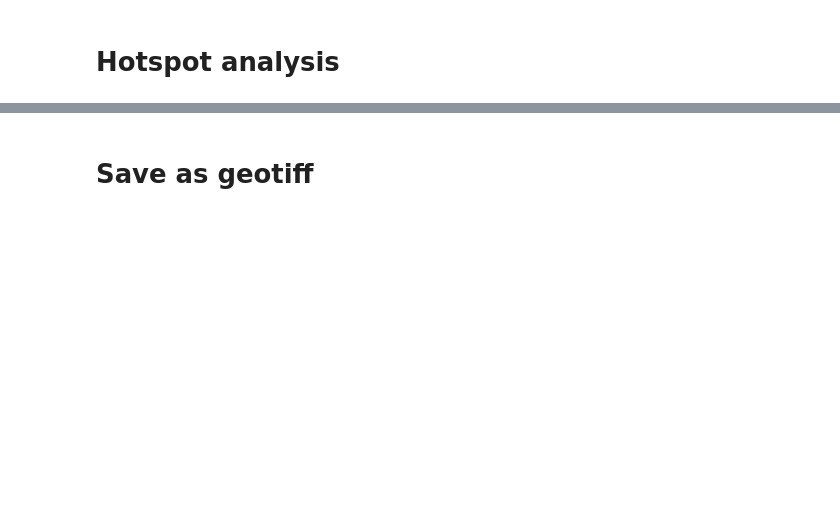
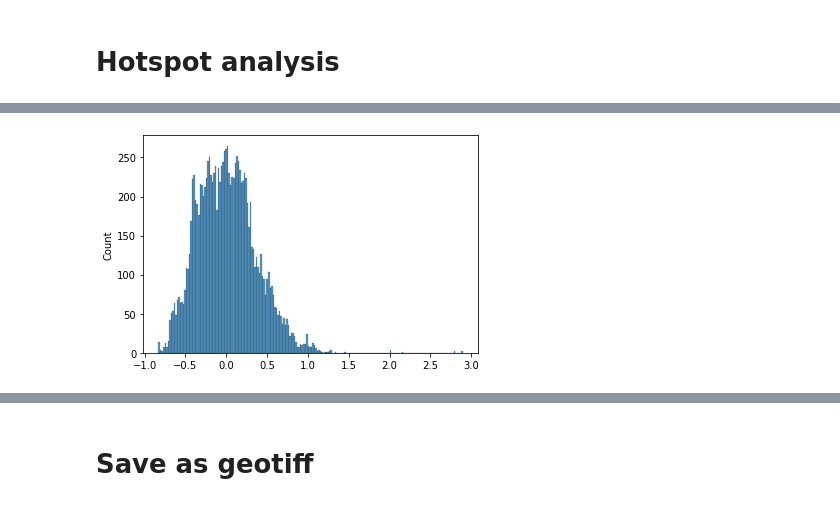
Before and after one commit to MartinPontius/CITRAM-HotspotAnalysis, a Jupyter notebook: hotspot_chemnitz.ipynb, the cells around one changed output, grey strips where cells are left out. Cells and saved outputs as stored; diff of their text form; code cells hidden in the pictures; blank space fills up the shorter version.

```diff
--- a/hotspot_chemnitz.ipynb
+++ b/hotspot_chemnitz.ipynb
@@ -227,6 +242,9 @@ sns_plot.figure.savefig('data/chemnitz/images/histogram/histogram_G_' + filepatt
 # %%
 # Histogram of z values
-sns_plot = sns.distplot(getisOrdLocal.Zs, bins=200);
+sns_plot = sns.histplot(getisOrdLocal.Zs, bins=200);
+sns_plot.set_xlabel("z values");
 sns_plot.figure.savefig('data/chemnitz/images/histogram/histogram_z_' + filepattern + '.png')
+# %% [output]
+[figure, added]
 # %%
 # Histogram of p values
```
Also changed, not shown: parts of 13 cells of this notebook, 2 other files.
